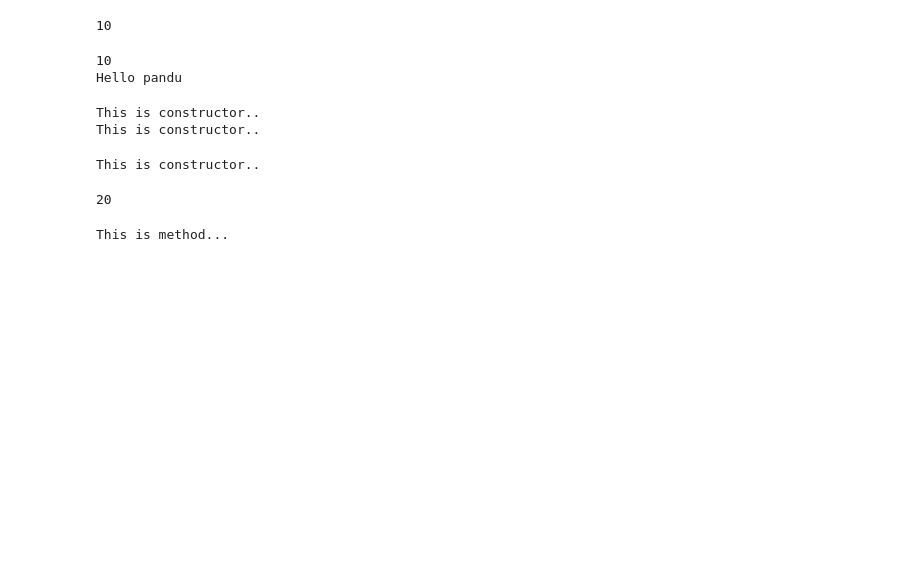
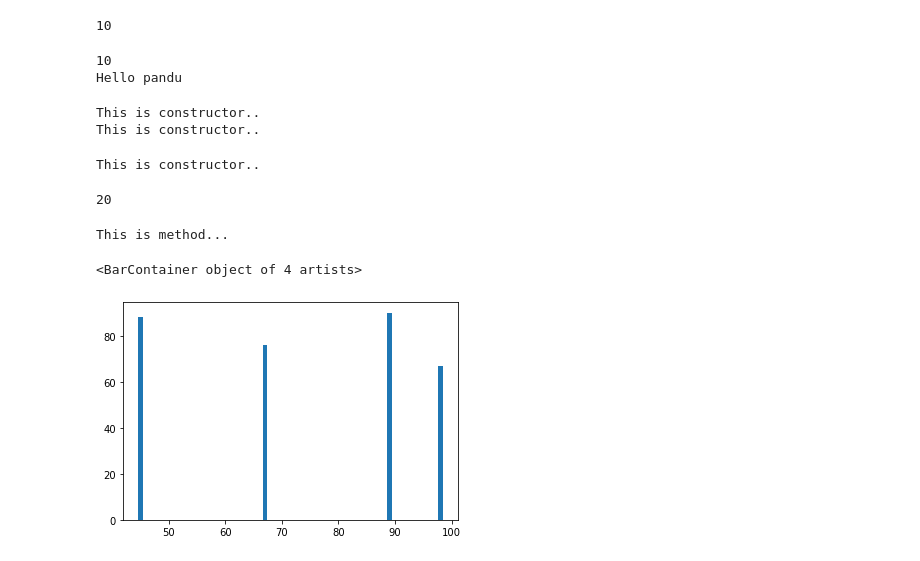
Before and after one commit to pallaviraguri1183/python-workshop, a Jupyter notebook: day 5.ipynb, the cells around one changed output. Saved outputs shown, nothing was run; the diff lists cells and outputs as text; code cells hidden in the pictures; blank space fills up the shorter version.

```diff
--- a/day 5.ipynb
+++ b/day 5.ipynb
@@ -305,0 +308,7 @@ This is method...
+# %%
+s = [98,45,67,89]
+s1 = [67,88,76,90]
+plt.bar(s,s1)
+# %% [output]
+<BarContainer object of 4 artists>
+[figure, added]
```
Also changed, not shown: parts of 4 cells of this notebook.
